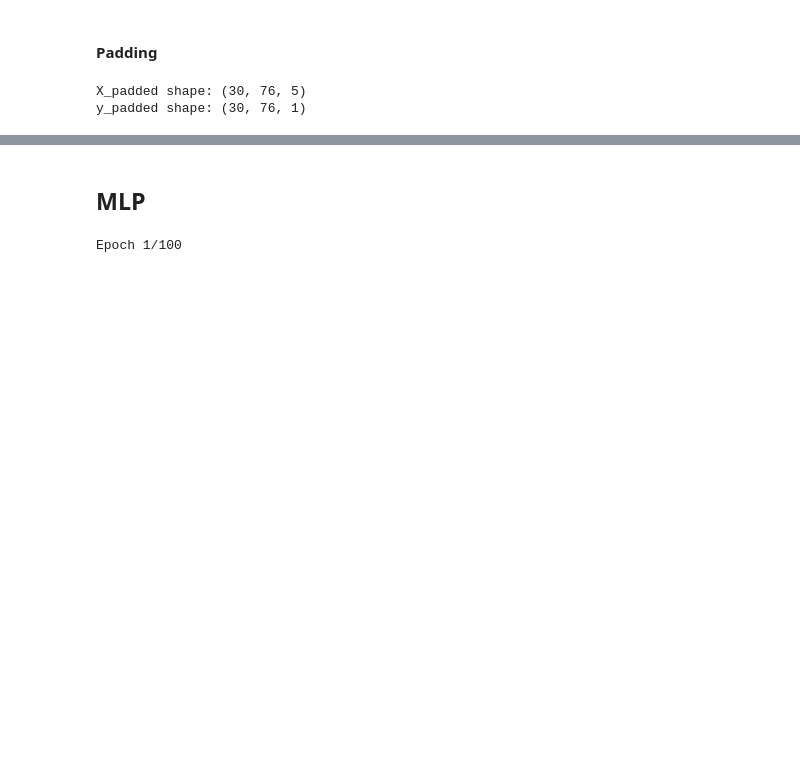
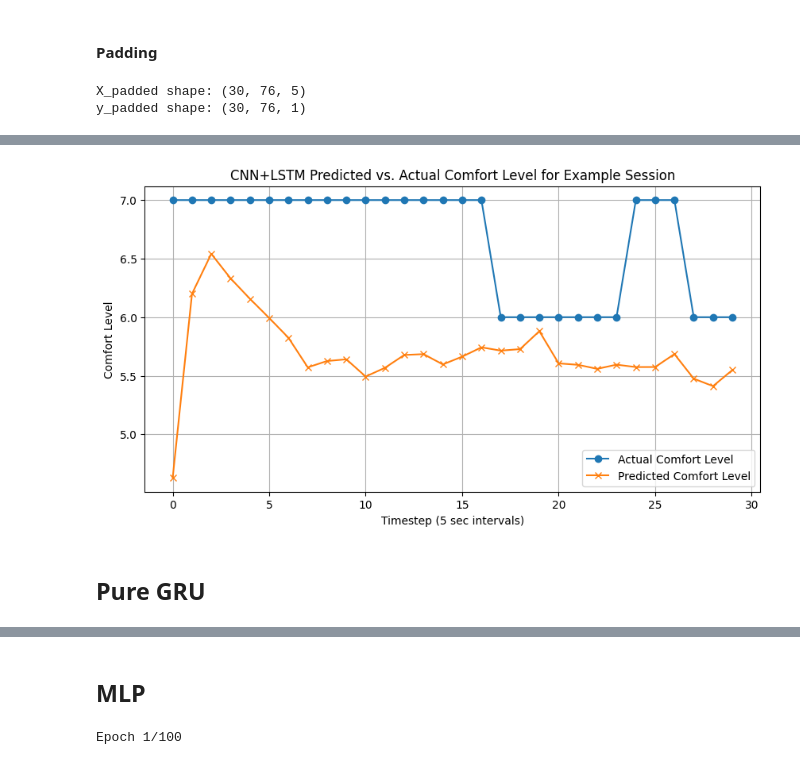
Before and after one commit to GokayToga/VRCM.Net, a Jupyter notebook: VRCMNet.ipynb, the cells around one changed output, grey strips where cells are left out. Saved outputs shown, nothing was run; the diff lists cells and outputs as text; code cells hidden in the pictures; blank space fills up the shorter version.

```diff
--- a/VRCMNet.ipynb
+++ b/VRCMNet.ipynb
@@ -637,0 +885,15 @@ Test MAE: 1.0307730436325073
+# %%
+from sklearn.model_selection import train_test_split
+
+# Split session-wise (each session is one sample)
+X_train, X_test, y_train, y_test, weights_train, weights_test = train_test_split(
+    X_padded, y_padded, sample_weights, test_size=0.2, random_state=42
+)
+
+history = model_lstm.fit(
+    X_train, y_train,
+    epochs=100,
+    batch_size=8,
+    validation_split=0.2,
+    sample_weight=weights_train.squeeze(-1)  # sample_weight shape should match (num_samples, timesteps)
+)
@@ -637,0 +919,30 @@ Test MAE: 1.0307730436325073
+# %%
+loss, mae = model_lstm.evaluate(X_test, y_test, sample_weight=weights_test.squeeze(-1))
+print("Test MSE:", loss)
+print("Test MAE:", mae)
+
+# Predict on the test set
+y_pred = model_lstm.predict(X_test)
+
+# Visualize predictions for one example session from the test set.
+import matplotlib.pyplot as plt
+
+# Choose an example session (e.g., first one)
+example_idx = 0
+# Determine the actual length of the session from weights: non-zero entries indicate real timesteps.
+real_length = np.sum(weights_test[example_idx].squeeze() > 0)
+
+# Extract the actual and predicted values for real timesteps only.
+y_true_example = y_test[example_idx].squeeze()[:int(real_length)]
+y_pred_example = y_pred[example_idx].squeeze()[:int(real_length)]
+
+plt.figure(figsize=(10, 5))
+plt.plot(y_true_example, label="Actual Comfort Level", marker='o')
+plt.plot(y_pred_example, label="Predicted Comfort Level", marker='x')
+plt.xlabel("Timestep (5 sec intervals)")
+plt.ylabel("Comfort Level")
+plt.title("CNN+LSTM Predicted vs. Actual Comfort Level for Example Session")
+plt.legend()
+plt.grid(True)
+plt.show()
+# %% [output]
@@ -637,0 +953,3 @@ Test MAE: 1.0307730436325073
+[figure, added]
+# %% [markdown]
+## Pure GRU
```
Also changed, not shown: parts of 22 cells of this notebook.
